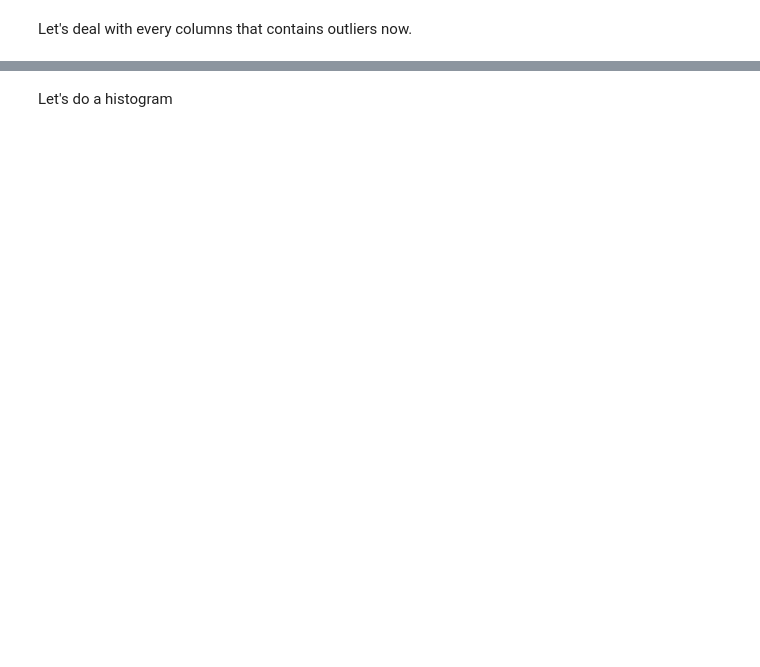
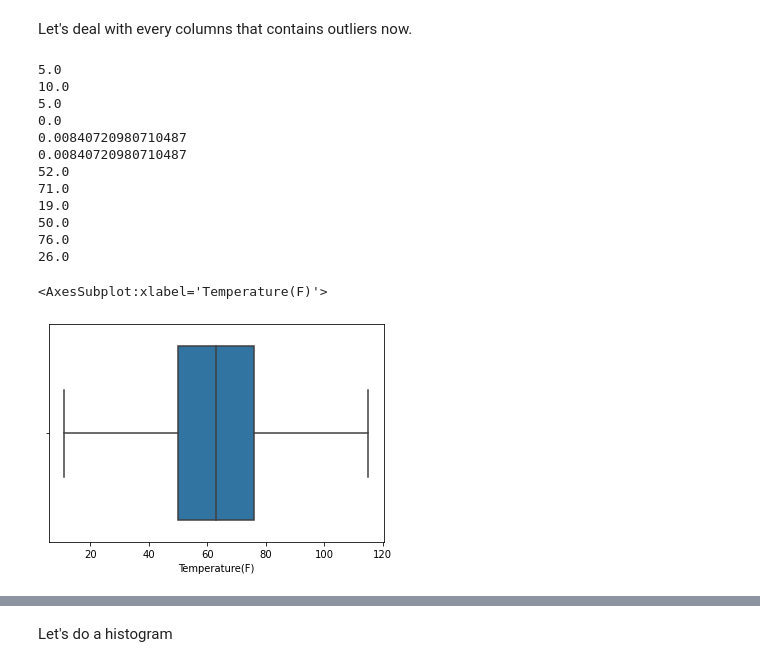
Before and after one commit to RinjieMX/ExplainAI_TD4, a Jupyter notebook: Notebook_TD4.ipynb, the cells around one changed output, grey strips where cells are left out. Drawn from its saved outputs; the diff is of its cells as text; code cells hidden in the pictures; blank space fills up the shorter version.

```diff
--- a/Notebook_TD4.ipynb
+++ b/Notebook_TD4.ipynb
@@ -304,12 +250,9 @@ sns.boxplot(newdf['Wind_Speed(mph)'])
 # %% [markdown]
 Let's deal with every columns that contains outliers now.
 # %%
-1= newdf['Wind_Speed(mph)'].quantile(0.25)
-print(Q1)
+Q1= newdf['Wind_Speed(mph)'].quantile(0.25)
 Q3= newdf['Wind_Speed(mph)'].quantile(0.75)
-print(Q3)
 IQR = Q3 - Q1
-print(IQR)
 moyenne = newdf['Wind_Speed(mph)'].mean()
 
 threshold = 1.5
@@ -320,51 +263,54 @@ newdf.loc[(df['Wind_Speed(mph)'] > Q3 + threshold * IQR), 'Wind_Speed(mph)'] = m
 #precipitaion
 
 Q1= newdf['Precipitation(in)'].quantile(0.25)
-print(Q1)
 Q3= newdf['Precipitation(in)'].quantile(0.75)
-print(Q3)
 IQR = Q3 - Q1
-print(IQR)
 
 threshold = 3
 
 
 moyenne_precipitation = newdf['Precipitation(in)'].median()
 newdf.loc[(df['Precipitation(in)'] < Q1 - threshold * IQR), 'Precipitation(in)'] = moyenne_precipitation
 newdf.loc[(df['Precipitation(in)'] > Q3 + threshold * IQR), 'Precipitation(in)'] = moyenne_precipitation
 
 #wind chill
 Q1= newdf['Wind_Chill(F)'].quantile(0.25)
-print(Q1)
 Q3= newdf['Wind_Chill(F)'].quantile(0.75)
-print(Q3)
 IQR = Q3 - Q1
-print(IQR)
 
 threshold = 1.5
 
 
 moyenne_windchill = newdf['Wind_Chill(F)'].median()
 newdf.loc[(df['Wind_Chill(F)'] < Q1 - threshold * IQR), 'Wind_Chill(F)'] = moyenne_windchill
 newdf.loc[(df['Wind_Chill(F)'] > Q3 + threshold * IQR), 'Wind_Chill(F)'] = moyenne_windchill
 
 #Temperature
 
 Q1= newdf['Temperature(F)'].quantile(0.25)
-print(Q1)
 Q3= newdf['Temperature(F)'].quantile(0.75)
-print(Q3)
 IQR = Q3 - Q1
-print(IQR)
 
 threshold = 1.5
 
 
 moyenne_temp = newdf['Temperature(F)'].median()
 newdf.loc[(df['Temperature(F)'] < Q1 - threshold * IQR), 'Temperature(F)'] = moyenne_temp
 newdf.loc[(df['Temperature(F)'] > Q3 + threshold * IQR), 'Temperature(F)'] = moyenne_temp
-
-
-sns.boxplot(newdf['Temperature(F)'])
+# %% [output]
+5.0
+10.0
+5.0
+0.0
+0.00840720980710487
+0.00840720980710487
+52.0
+71.0
+19.0
+50.0
+76.0
+26.0
+<AxesSubplot:xlabel='Temperature(F)'>
+[figure, added]
 # %%
 fig, axes = plt.subplots(nrows=1, ncols=3, figsize=(20, 5))
```
Also changed, not shown: parts of 21 cells of this notebook.
